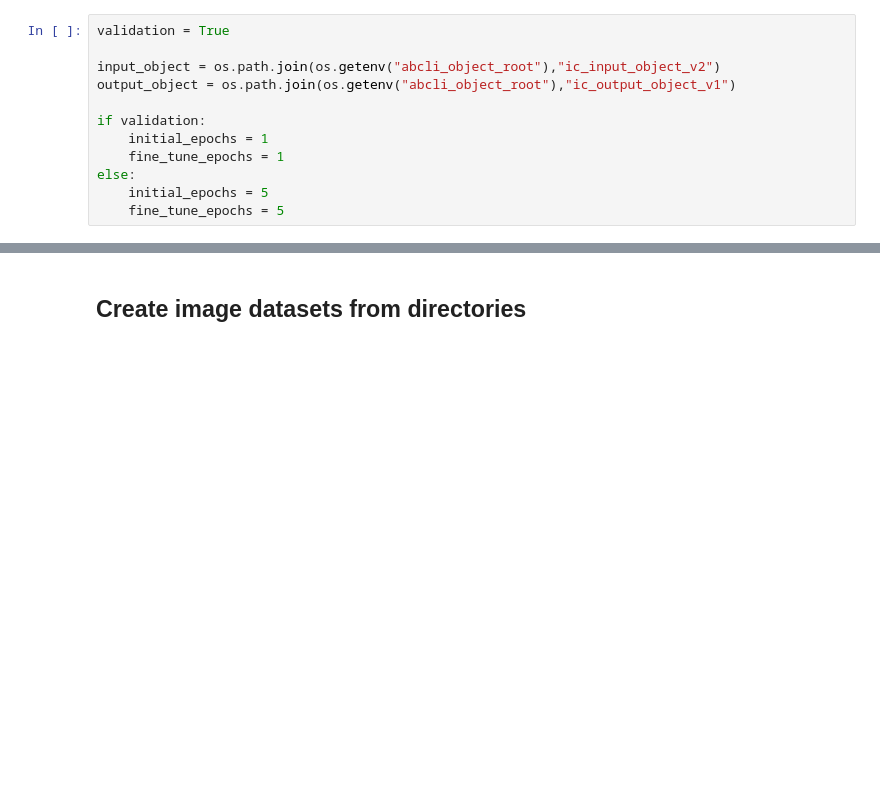
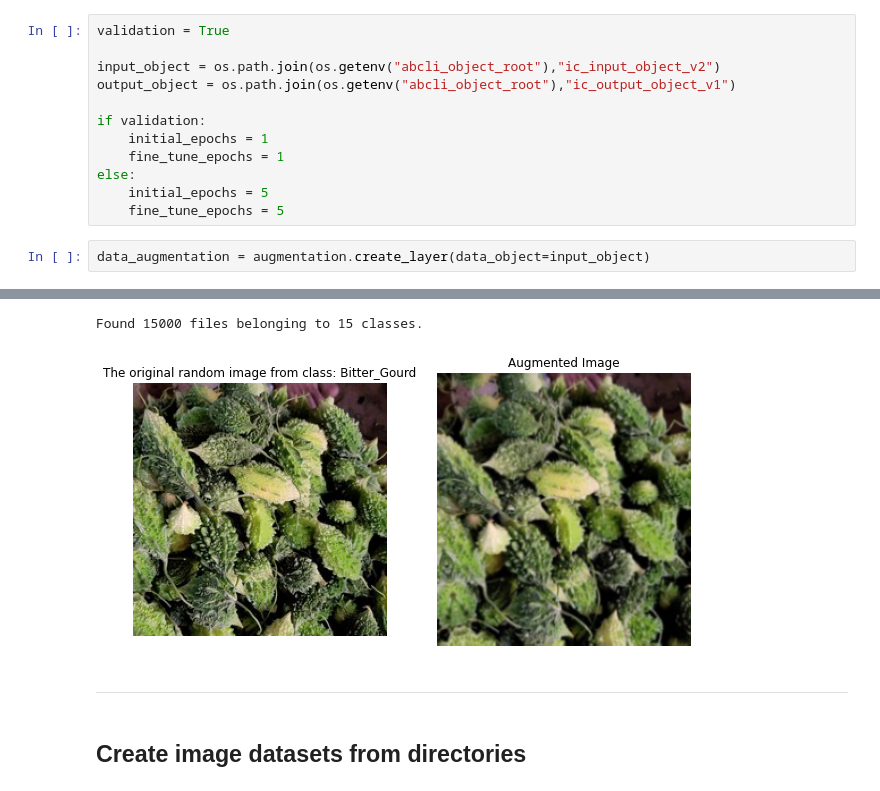
Before and after one commit to kamangir/image-classifier, a Jupyter notebook: image_classifier.ipynb, the cells around one changed output, grey strips where cells are left out. Cells and saved outputs as stored; diff of their text form; blank space fills up the shorter version.

```diff
--- a/image_classifier.ipynb
+++ b/image_classifier.ipynb
@@ -37,3 +37,6 @@ if validation:
 else:
     initial_epochs = 5
     fine_tune_epochs = 5
+# %%
+data_augmentation = augmentation.create_layer(data_object=input_object)
+# %% [output]
@@ -40,3 +45,7 @@ else:
+Found 15000 files belonging to 15 classes.
+[figure, added]
+# %% [markdown]
+---
 # %% [markdown]
 ## Create image datasets from directories
 # %%
```
Also changed, not shown: parts of 5 cells of this notebook, 2 other files.
